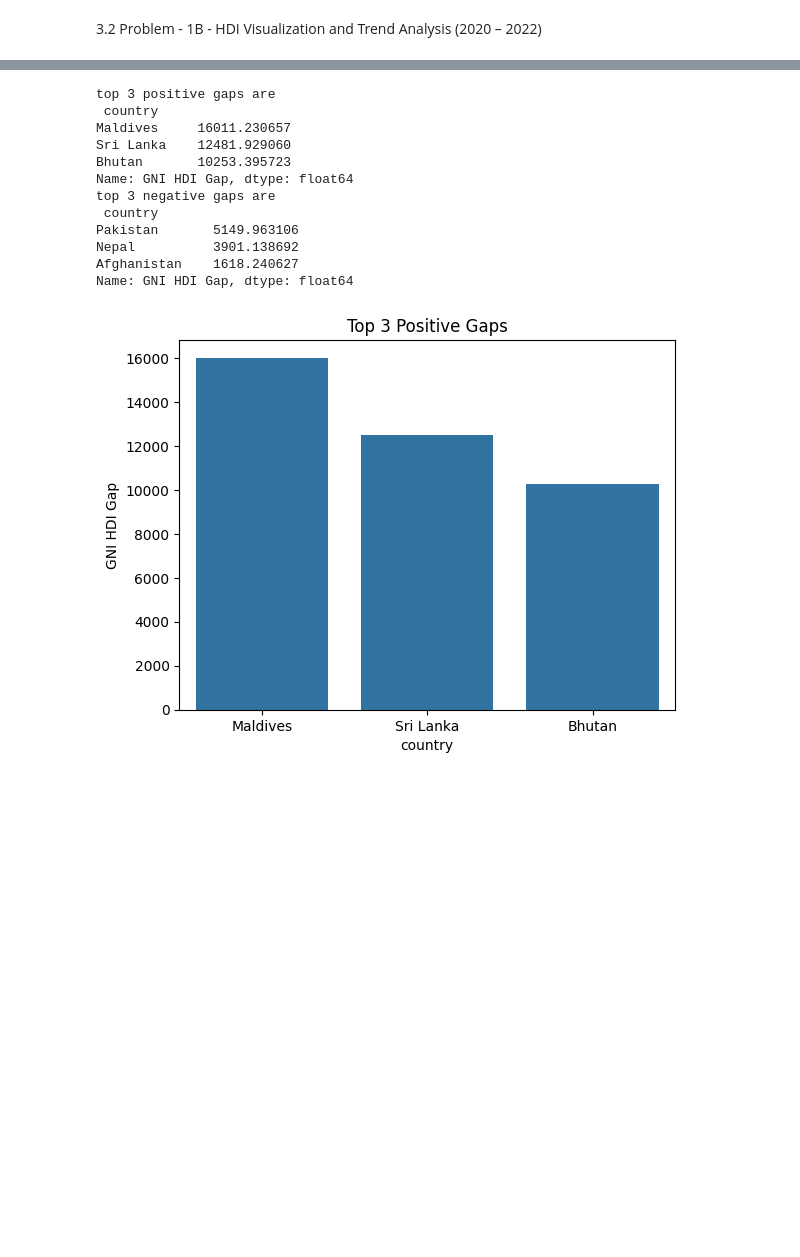
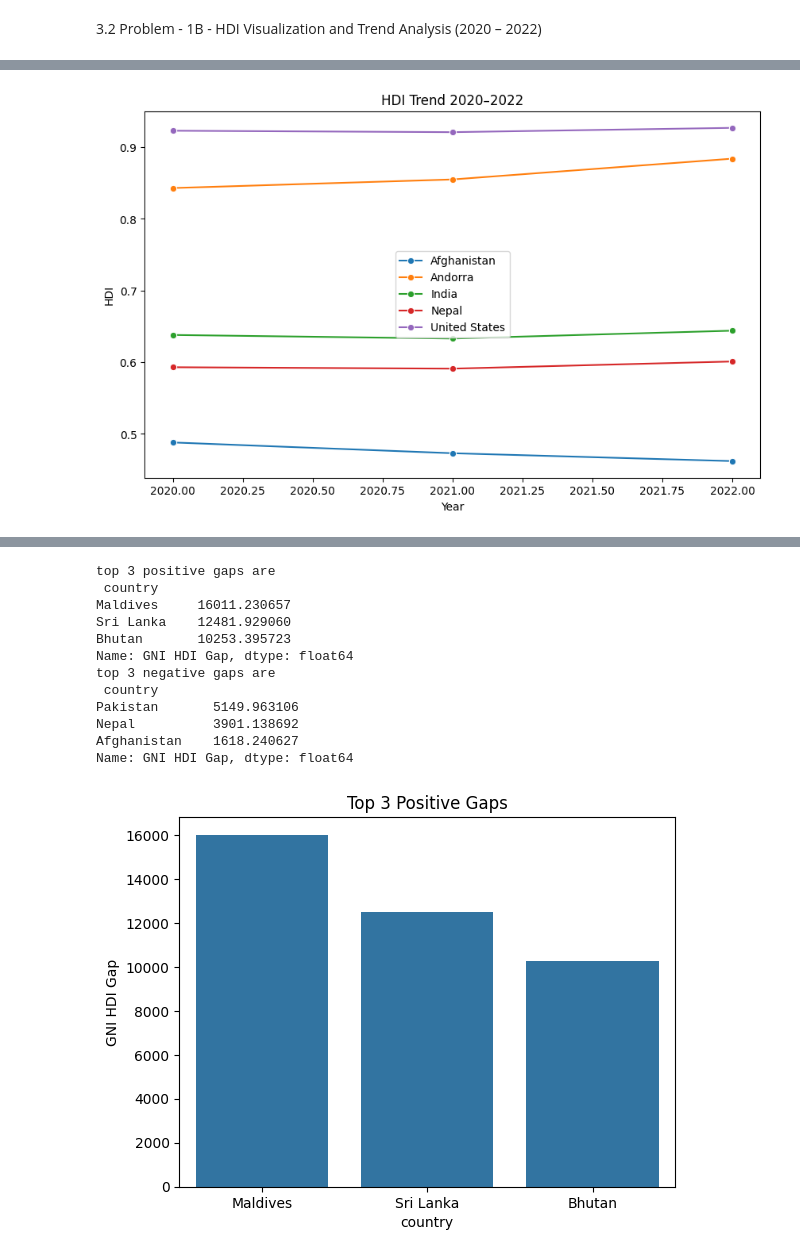
Before and after one commit to budhathoki10/Concept_and_Technology_of_AI, a Jupyter notebook: 2501932_Kushal_Budhathoki.ipynb, the cells around one changed output, grey strips where cells are left out. Saved outputs shown, nothing was run; the diff lists cells and outputs as text; code cells hidden in the pictures; blank space fills up the shorter version.

Commit message:
fixed errors

```diff
--- a/2501932_Kushal_Budhathoki.ipynb
+++ b/2501932_Kushal_Budhathoki.ipynb
@@ -111,29 +120,42 @@ df.to_csv("HDI problem1B.csv",index=False)
 missing_values= df[['hdi','country','year']].isnull().sum()
 print(f"there are total {missing_values} missing values ")
 
-# dropping duplicates values
-df= df.dropna(subset=['hdi','country','year'])
+#Replace special characters used as missing values
+df.replace("–", pd.NA, inplace=True)
+df.replace("-", pd.NA, inplace=True)
 
-# removing duplicates
-df= df.drop_duplicates()
-#left
+#Inspect data types
+print(df.dtypes)
 
+# Convert numeric columns stored as text
+numeric_columns = ['hdi', 'gross_inc_percap', 'life_expectancy', 'gender_development']
 
+for col in numeric_columns:
+    if col in df.columns:
+        df[col] = pd.to_numeric(df[col], errors='coerce')
 
+# Inspect inconsistent country names
+df['country'] = df['country'].str.strip()
+print(df['country'].value_counts().head())
 
+#Remove duplicate rows
+df = df.drop_duplicates()
+
+# Handle missing values
+df = df.dropna(subset=['hdi'])
 
 
 #3. Visualization Tasks:
 # A. Line Chart — HDI Trend (Country-Level):
 countries = ['India', 'Nepal', 'Andorra', 'Afghanistan', 'United States']
-# data= df[df['country'].isin(countries)]
-# plt.figure(figsize=(10,6))
-# sns.lineplot(data=data, x='year', y='hdi', hue='country', marker='o')
-# plt.title("HDI Trend 2020–2022")
-# plt.legend()
-# plt.xlabel("Year")
-# plt.ylabel("HDI")
-# plt.show()
+data= df[df['country'].isin(countries)]
+plt.figure(figsize=(10,6))
+sns.lineplot(data=data, x='year', y='hdi', hue='country', marker='o')
+plt.title("HDI Trend 2020–2022")
+plt.legend()
+plt.xlabel("Year")
+plt.ylabel("HDI")
+plt.show()
 
 
 #B. Generate Visualizations:
@@ -143,34 +165,46 @@ countries = ['India', 'Nepal', 'Andorra', 'Afghanistan', 'United States']
 
 
 #– Box Plot: HDI Distribution for 2020, 2021, and 2022
-# plt.figure(figsize=(8,6))
-# sns.boxplot(data=df, x='year', y='hdi')
-# plt.title("HDI Distribution 2020–2022")
-# plt.show()
+plt.figure(figsize=(8,6))
+sns.boxplot(data=df, x='year', y='hdi')
+plt.title("HDI Distribution 2020–2022")
+plt.show()
 
 #– Scatter Plot: HDI vs. GNI per Capita
-# if 'gross_inc_percap' in df:
-#   plt.figure(figsize=(8,6))
-#   sns.scatterplot(data= df,x='gross_inc_percap',y='hdi',marker='X')
-#   sns.regplot(data= df,x='gross_inc_percap',y='hdi',scatter=False)  #prints scatter line only
-#   plt.title("HDI vs GNI Per Capita")
-#   plt.show();
-# else:
-#   print("GNI per captia is not available in dataset")
+if 'gross_inc_percap' in df:
+  plt.figure(figsize=(8,6))
+  sns.scatterplot(data= df,x='gross_inc_percap',y='hdi',marker='X')
+  sns.regplot(data= df,x='gross_inc_percap',y='hdi',scatter=False)  #prints scatter line only
+  plt.title("HDI vs GNI Per Capita")
+  plt.show();
+else:
+  print("GNI per captia is not available in dataset")
 
 
 #4. Short Analysis Questions:
 # Which countries show the greatest improvement in HDI from 2020 to 2022?
-df_selected = df[df['country'].isin(countries)]
+
+df_selected = df.copy()
+
+improvement_country = df_selected.pivot_table(
+    values='hdi',
+    index='country',
+    columns='year'
+)
+
+improvement_country['change_hdi'] = improvement_country[2022] - improvement_country[2020]
+
+greatest_improvement = improvement_country.sort_values(
+    by='change_hdi',
+    ascending=False
+).head(1)
+
+print(f'greatest improvement countrye is \n {greatest_improvement}')
 
 
-improvemt_country= df_selected.pivot_table(values='hdi',index='country',columns='year')
-improvemt_country['change_hdi']= improvemt_country[2022]-improvemt_country[2020]
-country=improvemt_country.sort_values(by='change_hdi',ascending=False).head(1)
-print(f"greatest improvement in HDi from 2020 to 2022 is \n {country}")
 
 # #Did any countries experience a decline in HDI? Provide possible reasons.
-decline_country= improvemt_country[improvemt_country['change_hdi']<0]
+decline_country= improvement_country[improvement_country['change_hdi']<0]
 print(f"decline country \n {decline_country.head()}")
 # print("becuase GNI per captia is decreasing rapidly per year")
 print("_________________________________________________________")
@@ -208,0 +241 @@ Name: hdi, dtype: float64
+[figure, added]
```
Also changed, not shown: parts of 11 cells of this notebook.
